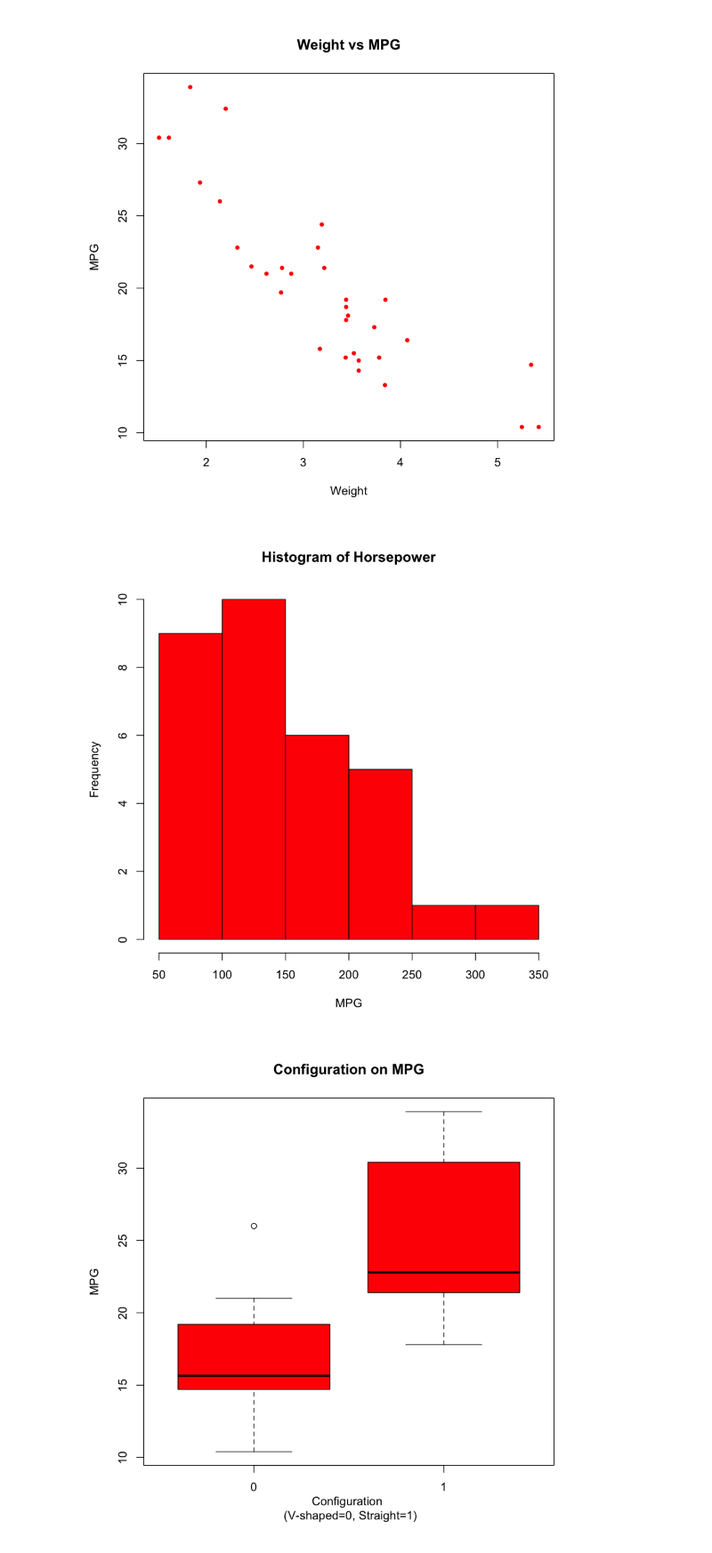
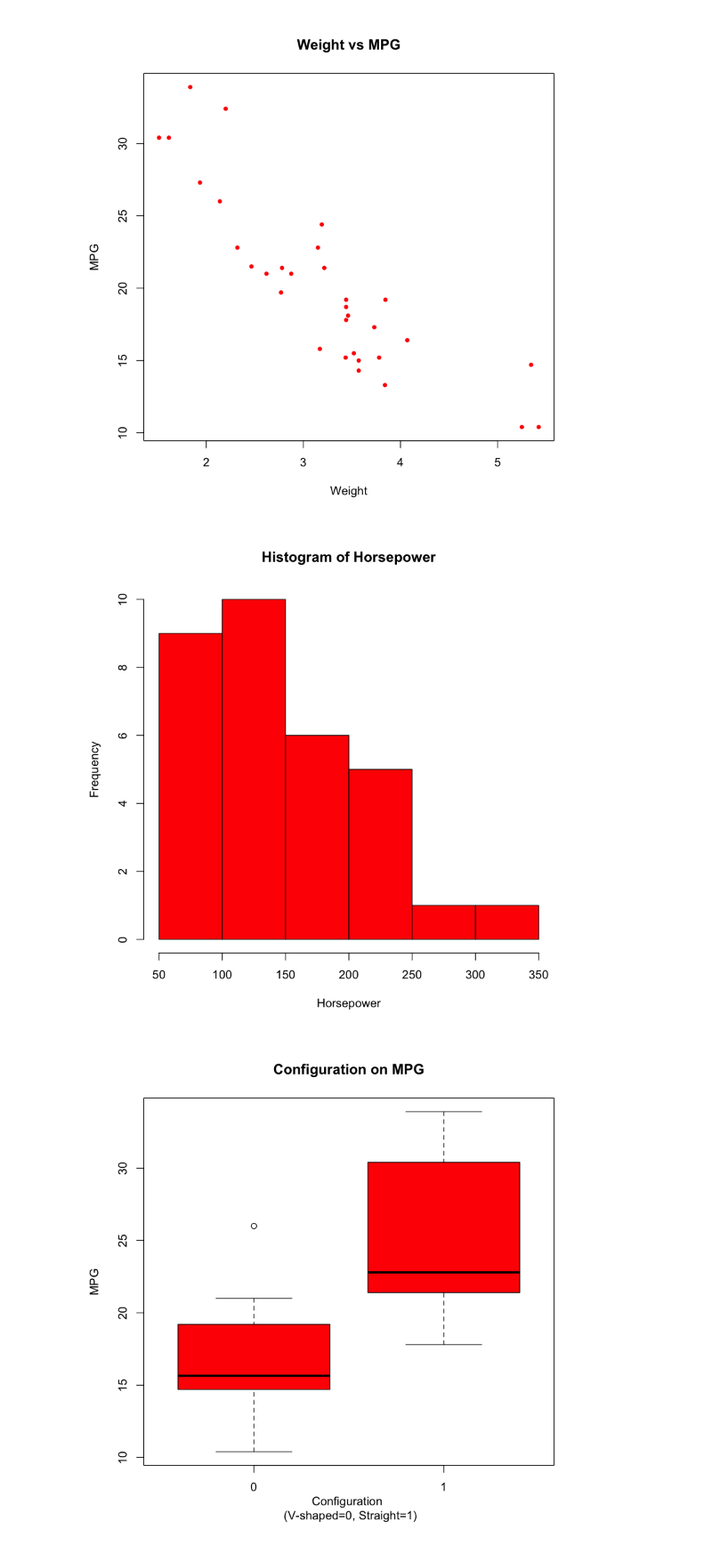
Before and after one commit to edkrueger/r-regression-labs, a Jupyter notebook: 02-stu_plotting/solved/stu_plotting.ipynb, the cells around one changed output. Shown: that part at 89% size. Cells and saved outputs as stored; diff of their text form; code cells hidden in the pictures.

Commit message:
Fix the x label for the horsepower histogram.

```diff
--- a/02-stu_plotting/solved/stu_plotting.ipynb
+++ b/02-stu_plotting/solved/stu_plotting.ipynb
@@ -24,14 +24,14 @@ plot(
 # %%
 # make a histogram for Horsepower
 hist(
     mtcars$hp,
     breaks=10,
     col="red",
-    xlab="MPG",
+    xlab="Horsepower",
     main="Histogram of Horsepower",
 )
 # %% [output]
-[figure, old version]
+[figure, new version]
 # %%
 # make a boxplot of engine configuration on MPG
 boxplot(
```
